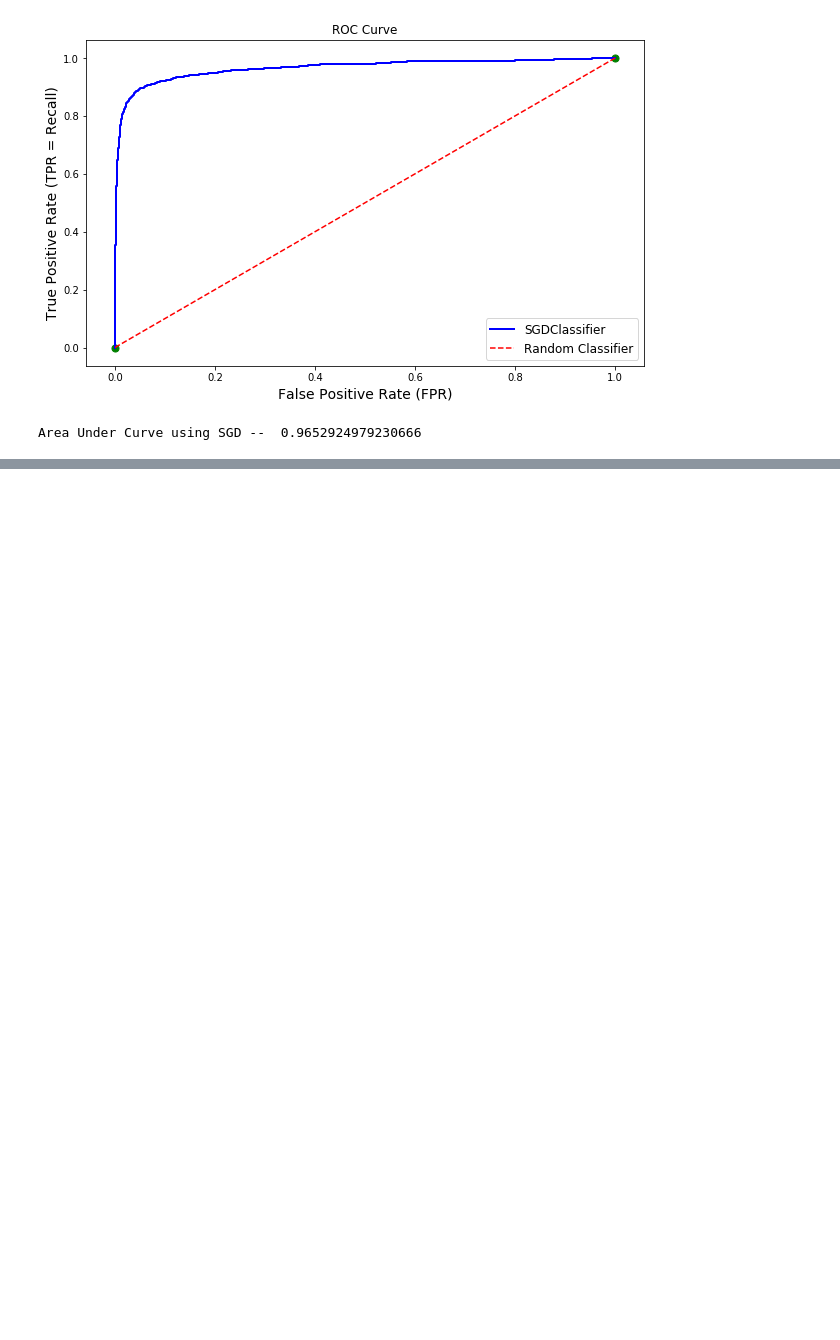
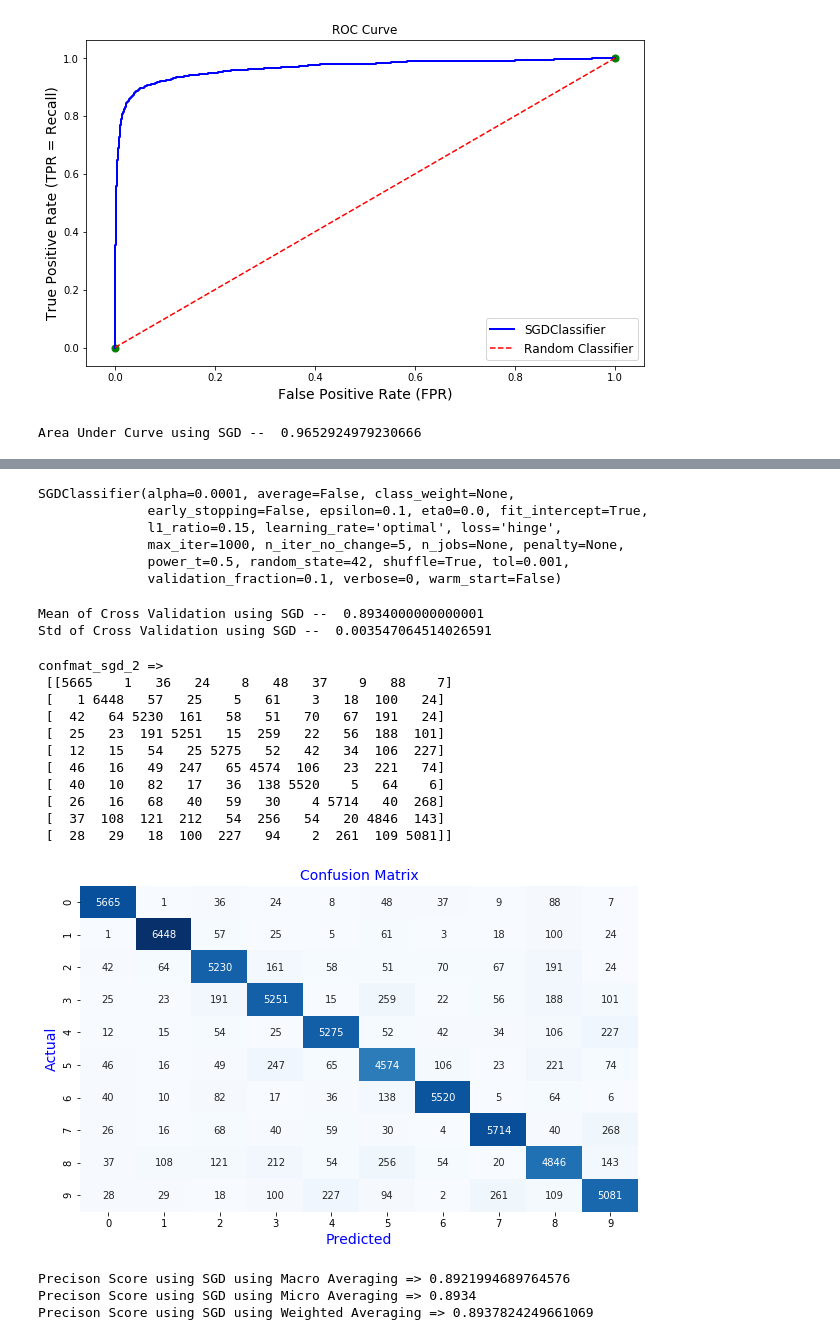
Before and after one commit to ahmedmaksoud/machin_leanring, a Jupyter notebook: classification/classification_images_binary_class.ipynb, the cells around one changed output, grey strips where cells are left out. Drawn from its saved outputs; the diff is of its cells as text; code cells hidden in the pictures; blank space fills up the shorter version.

```diff
--- a/classification/classification_images_binary_class.ipynb
+++ b/classification/classification_images_binary_class.ipynb
@@ -402,0 +408,29 @@ Area Under Curve using SGD --  0.9652924979230666
+# %%
+#reduce subset
+X_train, X_test, y_train, y_test = X[:60000], X[60000:], y[:60000], y[60000:]
+# %%
+
+
+## Multi Classification
+sgd_multi_clf = SGDClassifier(penalty=None, random_state=42)  ## using OVO
+sgd_multi_clf.fit(X_train.values, y_train)
+# %% [output]
+SGDClassifier(alpha=0.0001, average=False, class_weight=None,
+              early_stopping=False, epsilon=0.1, eta0=0.0, fit_intercept=True,
+              l1_ratio=0.15, learning_rate='optimal', loss='hinge',
+              max_iter=1000, n_iter_no_change=5, n_jobs=None, penalty=None,
+              power_t=0.5, random_state=42, shuffle=True, tol=0.001,
+              validation_fraction=0.1, verbose=0, warm_start=False)
+# %%
+## Cross Validation
+## Accuracy here is meaningfull metric, not like the above for binary ----> Why ?
+sgd_acc_scores_valid_2 = cross_val_score(sgd_multi_clf, X_train, y_train, cv=3, n_jobs=-1, scoring='accuracy')
+
+print('Mean of Cross Validation using SGD -- ', sgd_acc_scores_valid_2.mean())
+print('Std of Cross Validation using SGD -- ', sgd_acc_scores_valid_2.std())
+# %% [output]
+Mean of Cross Validation using SGD --  0.8934000000000001
+Std of Cross Validation using SGD --  0.003547064514026591
+# %%
+## Predict for validation --> using (predict) method
+y_pred_sgd_valid_2 = cross_val_predict(sgd_multi_clf, X_train, y_train, cv=3, n_jobs=-1, method='predict')
@@ -402,0 +439,43 @@ Area Under Curve using SGD --  0.9652924979230666
+# %%
+## Confusion Matrix
+confmat_sgd_2 = confusion_matrix(y_train, y_pred_sgd_valid_2)
+print('confmat_sgd_2 =>\n', confmat_sgd_2)
+
+
+
+## Plotting as a HeatMap
+plt.figure(figsize=(10, 6))
+sns.heatmap(confmat_sgd_2, fmt='g', annot=True, cbar=False, vmin=0, cmap='Blues')
+plt.xlabel('Predicted', fontsize=14, color='b')
+plt.ylabel('Actual', fontsize=14, color='b')
+plt.title('Confusion Matrix', fontsize=14, color='b')
+plt.show()
+# %% [output]
+confmat_sgd_2 =>
+ [[5665    1   36   24    8   48   37    9   88    7]
+ [   1 6448   57   25    5   61    3   18  100   24]
+ [  42   64 5230  161   58   51   70   67  191   24]
+ [  25   23  191 5251   15  259   22   56  188  101]
+ [  12   15   54   25 5275   52   42   34  106  227]
+ [  46   16   49  247   65 4574  106   23  221   74]
+ [  40   10   82   17   36  138 5520    5   64    6]
+ [  26   16   68   40   59   30    4 5714   40  268]
+ [  37  108  121  212   54  256   54   20 4846  143]
+ [  28   29   18  100  227   94    2  261  109 5081]]
+[figure, added]
+# %%
+## Precision and Recall score
+precison_score_sgd_2 = precision_score(y_train, y_pred_sgd_valid_2, average='macro')
+print('Precison Score using SGD using Macro Averaging =>', precison_score_sgd_2)
+
+precison_score_sgd_2 = precision_score(y_train, y_pred_sgd_valid_2, average='micro')
+print('Precison Score using SGD using Micro Averaging =>', precison_score_sgd_2)
+
+precison_score_sgd_2 = precision_score(y_train, y_pred_sgd_valid_2, average='weighted')
+print('Precison Score using SGD using Weighted Averaging =>', precison_score_sgd_2)
+
+## The same for Recall and F1_score
+# %% [output]
+Precison Score using SGD using Macro Averaging => 0.8921994689764576
+Precison Score using SGD using Micro Averaging => 0.8934
+Precison Score using SGD using Weighted Averaging => 0.8937824249661069
```
Also changed, not shown: parts of 12 cells of this notebook.
